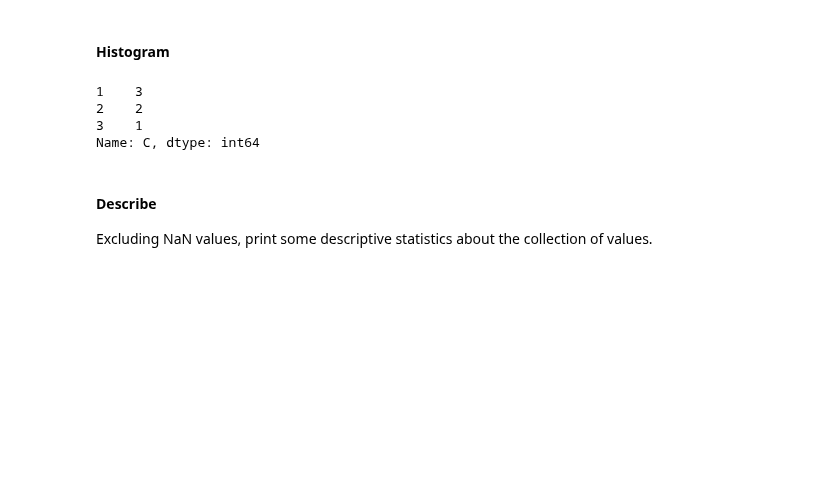
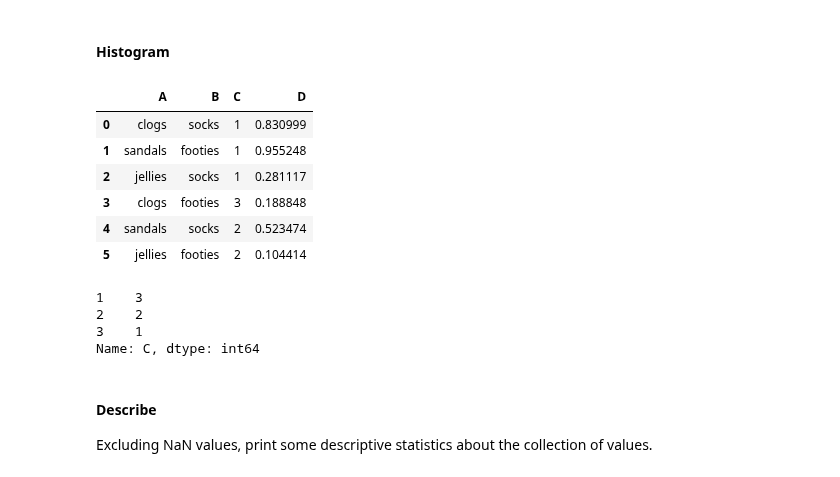
Before and after one commit to blakeflei/IntroScientificPythonWithJupyter, a Jupyter notebook: 10 - Pandas Crash Course.ipynb, the cells around one changed output. Drawn from its saved outputs; the diff is of its cells as text; code cells hidden in the pictures; blank space fills up the shorter version.

```diff
--- a/10 - Pandas Crash Course.ipynb
+++ b/10 - Pandas Crash Course.ipynb
@@ -666,6 +665,16 @@ dfg['D'].div(dfg_Ds )
 Name: D, dtype: float64
 # %% [markdown]
 #### Histogram
+# %%
+dfg
+# %% [output]
+|  | A | B | C | D |
+| 0 | clogs | socks | 1 | 0.830999 |
+| 1 | sandals | footies | 1 | 0.955248 |
+| 2 | jellies | socks | 1 | 0.281117 |
+| 3 | clogs | footies | 3 | 0.188848 |
+| 4 | sandals | socks | 2 | 0.523474 |
+| 5 | jellies | footies | 2 | 0.104414 |
 # %%
 dfg['C'].value_counts()
 # %% [output]
```
Also changed, not shown: parts of 43 cells of this notebook.
